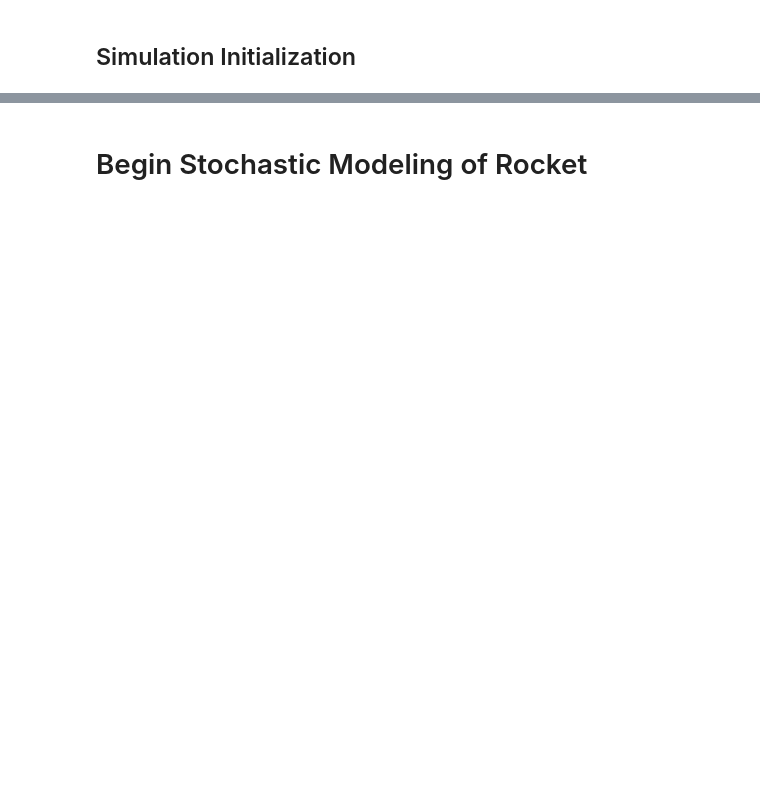
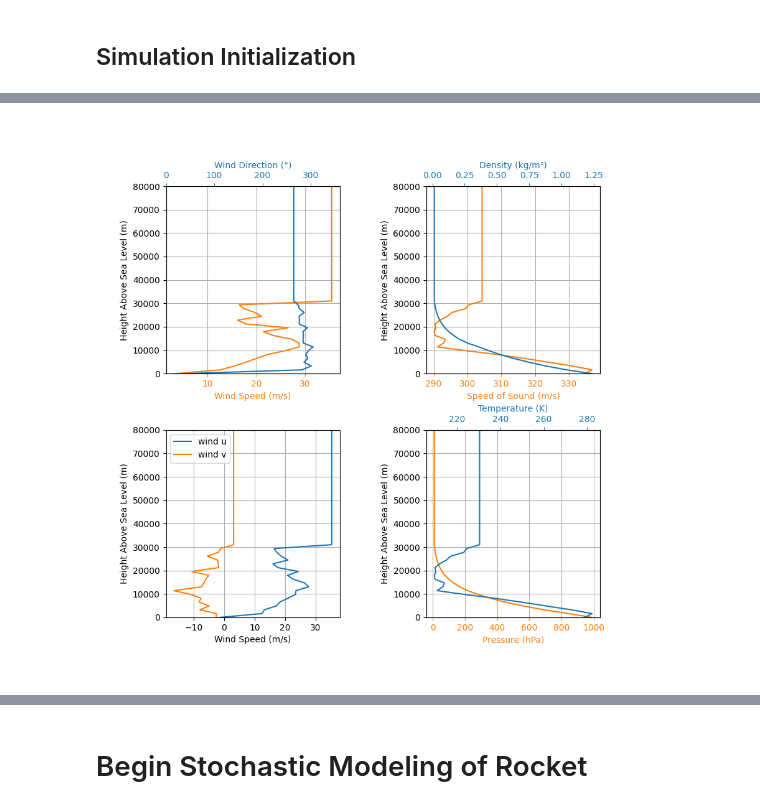
Before and after one commit to GoldenFlashesRocketry/ARES_RocketPy, a Jupyter notebook: Valkyrie_Sim.ipynb, the cells around one changed output, grey strips where cells are left out. Drawn from its saved outputs; the diff is of its cells as text; code cells hidden in the pictures; blank space fills up the shorter version.

```diff
--- a/Valkyrie_Sim.ipynb
+++ b/Valkyrie_Sim.ipynb
@@ -22,10 +25,12 @@ from rocketpy.stochastic import (
 # %%
 # Environment Configuration
-#url = "https://weather.uwyo.edu/cgi-bin/sounding?region=naconf&TYPE=TEXT:LIST&YEAR=2026&MONTH=04&FROM=1112&TO=1112&STNM=72426"
-url = "https://weather.uwyo.edu/cgi-bin/sounding?region=naconf&TYPE=TEXT%3ALIST&YEAR=2025&MONTH=06&FROM=1200&TO=1200&STNM=72265"
+url = "https://weather.uwyo.edu/cgi-bin/sounding?region=naconf&TYPE=TEXT:LIST&YEAR=2026&MONTH=04&FROM=1112&TO=1112&STNM=72426"
+#url = "https://weather.uwyo.edu/cgi-bin/sounding?region=naconf&TYPE=TEXT%3ALIST&YEAR=2025&MONTH=06&FROM=1200&TO=1200&STNM=72265"
 env = Environment()
 env.set_atmospheric_model(type="wyoming_sounding", file=url)
 env.plots.atmospheric_model()
+# %% [output]
+[figure, added]
 # %%
 # Motor Definition
 
```
Also changed, not shown: parts of 10 cells of this notebook, 1 other file.
